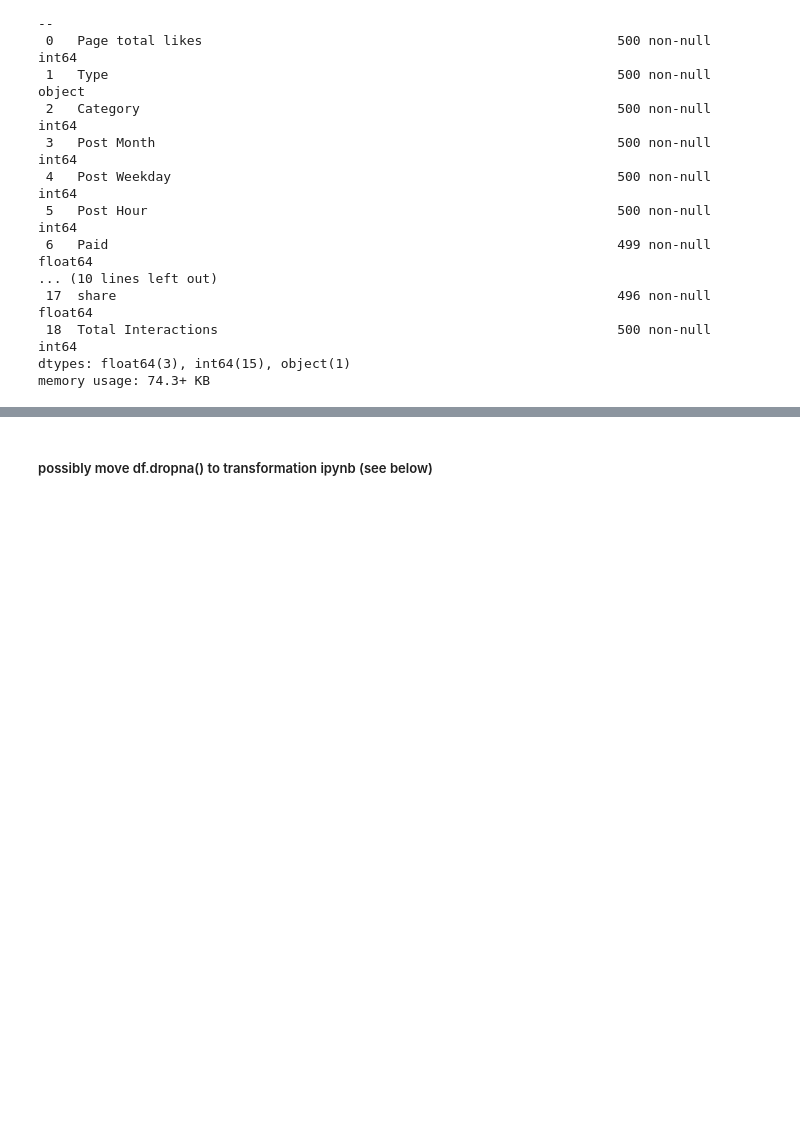
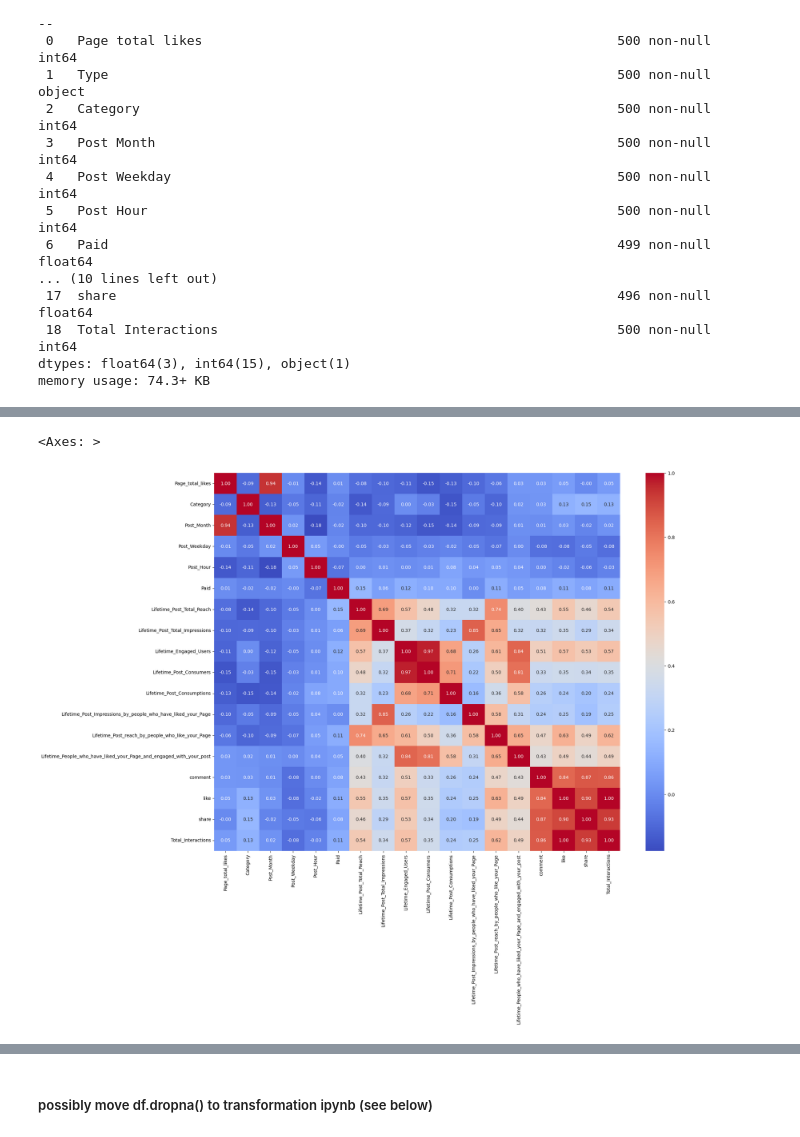
Before and after one commit to winni-datadiva/Fb-Metrics-Modeling, a Jupyter notebook: N0tebooks/Facebook Metrics EDA.ipynb, the cells around one changed output, grey strips where cells are left out. Drawn from its saved outputs; the diff is of its cells as text; code cells hidden in the pictures; blank space fills up the shorter version.

```diff
--- a/N0tebooks/Facebook Metrics EDA.ipynb
+++ b/N0tebooks/Facebook Metrics EDA.ipynb
@@ -55,3 +119,12 @@ memory usage: 74.3+ KB
+# %%
+#Finding initial relationships between columns in the dataset via heatmap
+#Adding plt.figure(figsize=(20,15)) to enhance size and readability --> figsize as a tuple
+corr = fbmetrics_df.corr(numeric_only=True)
+plt.figure(figsize=(20,15))
+sns.heatmap(corr, annot=True, fmt='.2f', cmap='coolwarm')
+# %% [output]
+<Axes: >
+[figure, added]
 # %%
 # Using head() function to view first few rows of data and get a better sense of what we're working with.
 fbmetrics_df.head()
```
Also changed, not shown: parts of 18 cells of this notebook.
